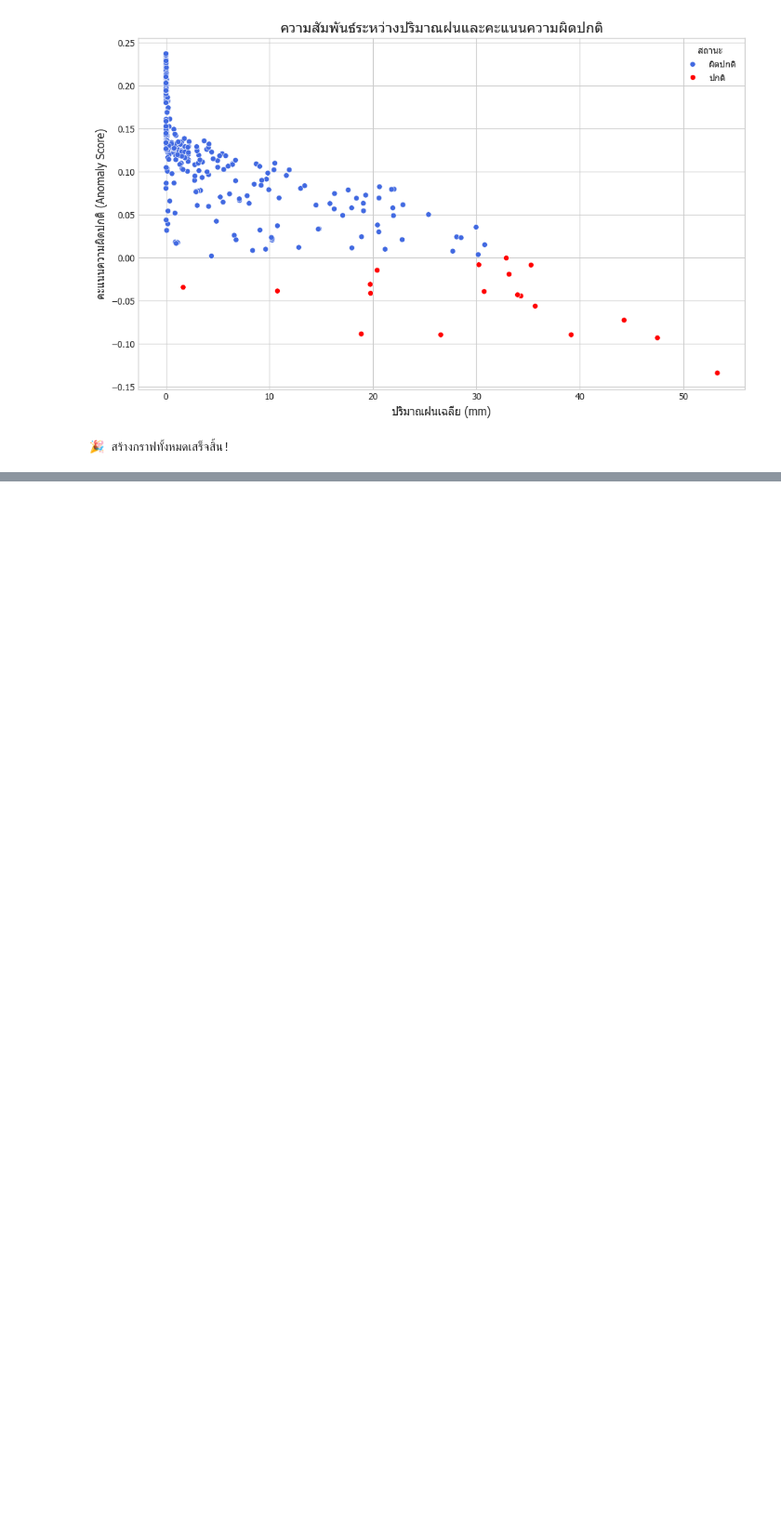
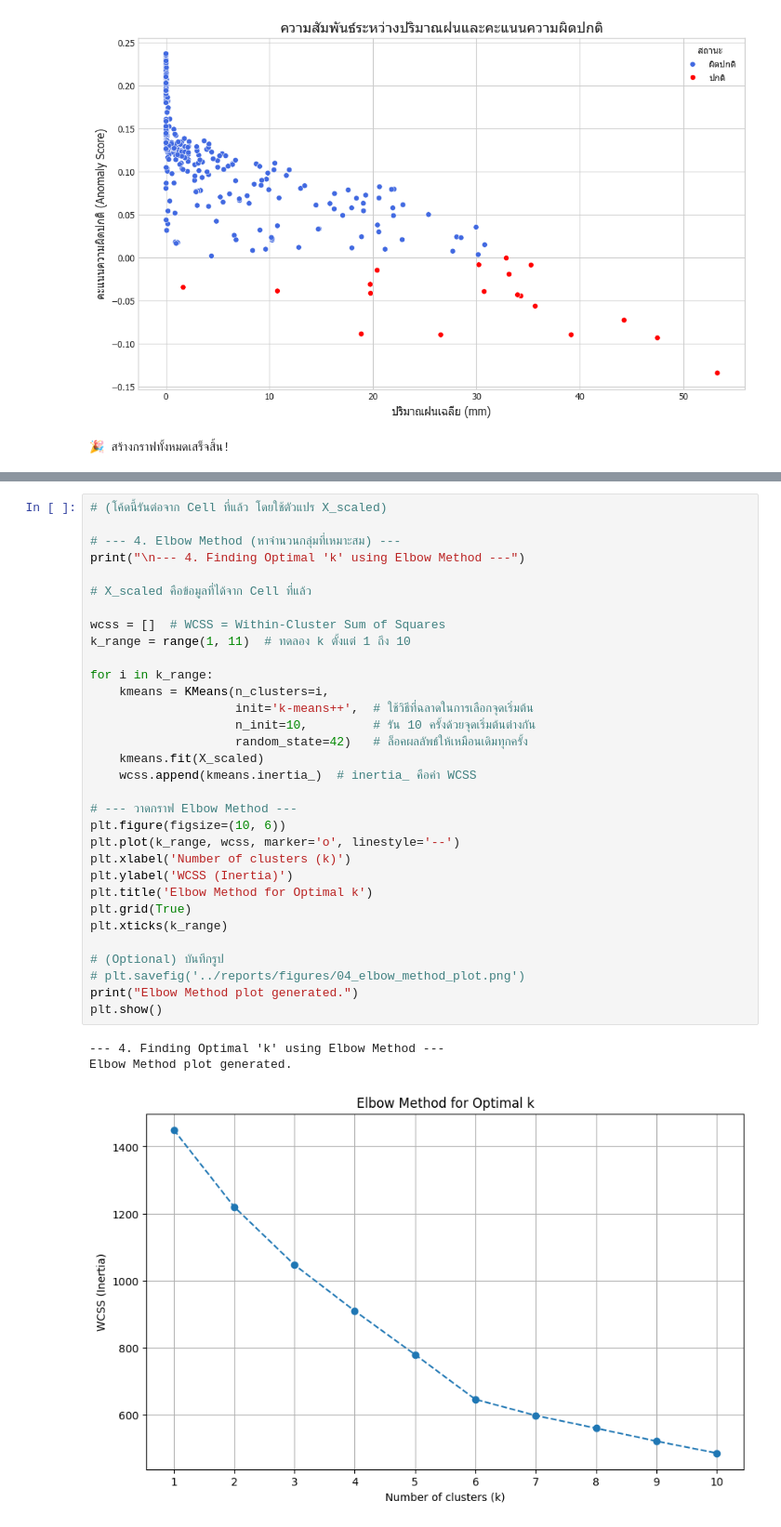
Before and after one commit to AnemoneTK/flowcast-flood-prediction, a Jupyter notebook: notebooks/04_district_clustering.ipynb, the cells around one changed output, grey strips where cells are left out. Shown: that part at 93% size. Saved outputs shown, nothing was run; the diff lists cells and outputs as text; blank space fills up the shorter version.

```diff
--- a/notebooks/03_district_clustering.ipynb
+++ b/notebooks/04_district_clustering.ipynb
@@ -484,0 +600,36 @@ Passing `palette` without assigning `hue` is deprecated and will be removed in v
+# %%
+# (โค้ดนี้รันต่อจาก Cell ที่แล้ว โดยใช้ตัวแปร X_scaled)
+
+# --- 4. Elbow Method (หาจำนวนกลุ่มที่เหมาะสม) ---
+print("\n--- 4. Finding Optimal 'k' using Elbow Method ---")
+
+# X_scaled คือข้อมูลที่ได้จาก Cell ที่แล้ว
+
+wcss = []  # WCSS = Within-Cluster Sum of Squares
+k_range = range(1, 11)  # ทดลอง k ตั้งแต่ 1 ถึง 10
+
+for i in k_range:
+    kmeans = KMeans(n_clusters=i,
+                    init='k-means++',  # ใช้วิธีที่ฉลาดในการเลือกจุดเริ่มต้น
+                    n_init=10,         # รัน 10 ครั้งด้วยจุดเริ่มต้นต่างกัน
+                    random_state=42)   # ล็อคผลลัพธ์ให้เหมือนเดิมทุกครั้ง
+    kmeans.fit(X_scaled)
+    wcss.append(kmeans.inertia_)  # inertia_ คือค่า WCSS
+
+# --- วาดกราฟ Elbow Method ---
+plt.figure(figsize=(10, 6))
+plt.plot(k_range, wcss, marker='o', linestyle='--')
+plt.xlabel('Number of clusters (k)')
+plt.ylabel('WCSS (Inertia)')
+plt.title('Elbow Method for Optimal k')
+plt.grid(True)
+plt.xticks(k_range)
+
+# (Optional) บันทึกรูป
+# plt.savefig('../reports/figures/04_elbow_method_plot.png')
+print("Elbow Method plot generated.")
+plt.show()
+# %% [output]
+--- 4. Finding Optimal 'k' using Elbow Method ---
+Elbow Method plot generated.
+[figure, added]
```
Also changed, not shown: parts of 3 cells of this notebook, 25 other files.
